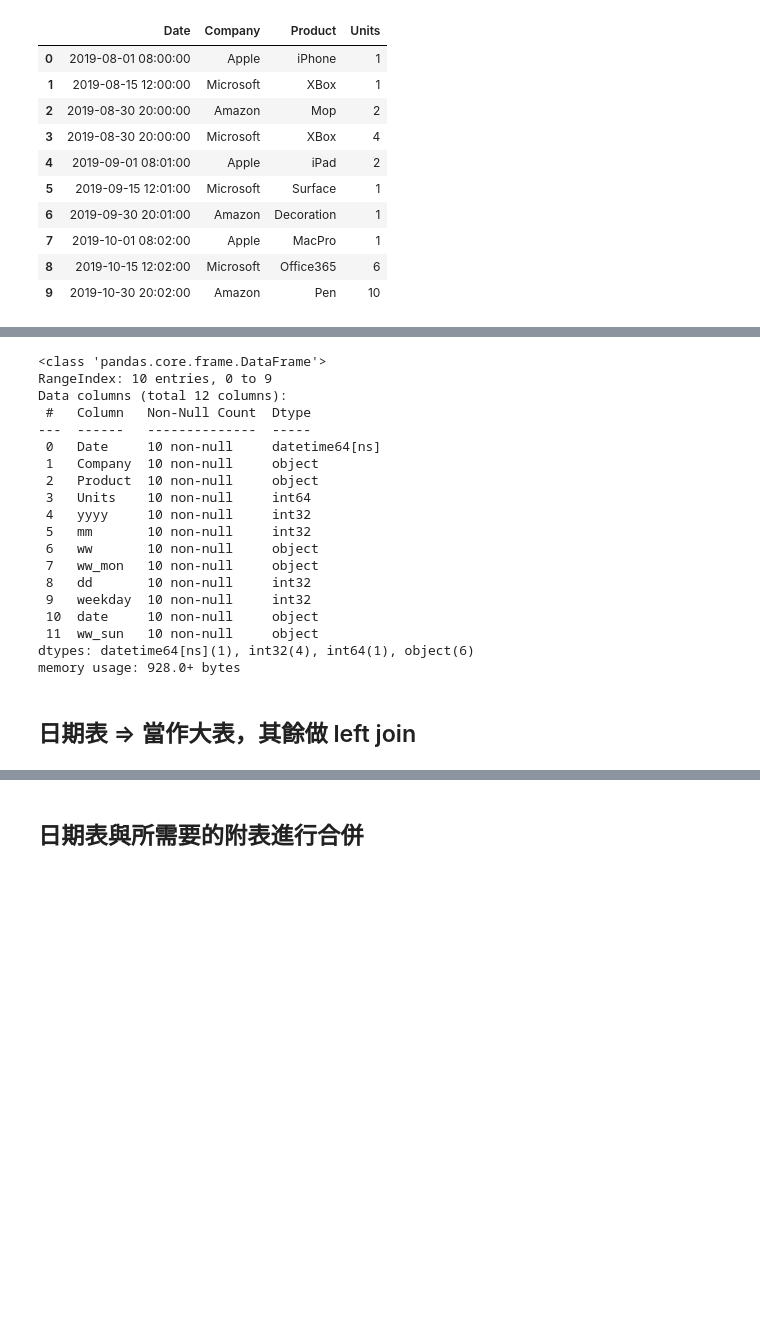
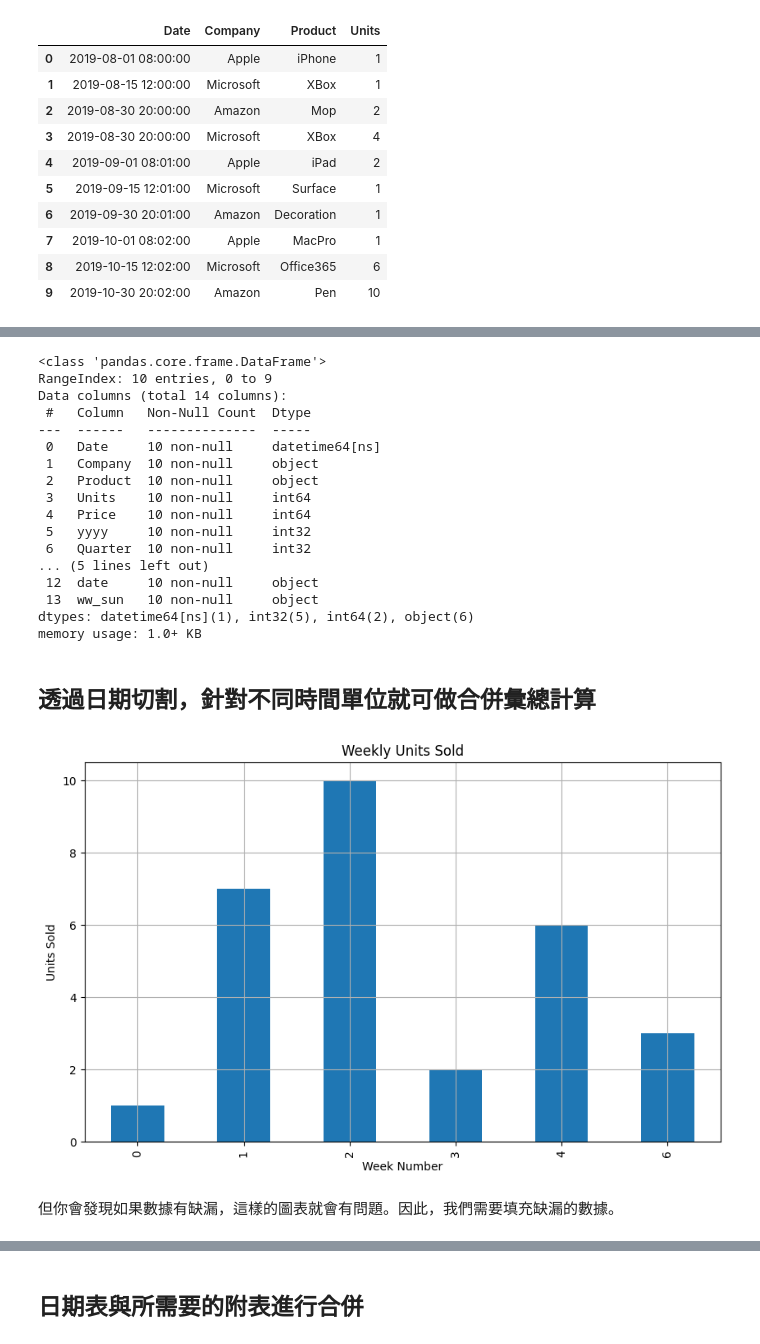
Before and after one commit to Zenobia000/iSpan_python-DA-cookbooks, a Jupyter notebook: pandas/1-5-2 Pandas DataFrame 基礎資料處理-時間序列.ipynb, the cells around one changed output, grey strips where cells are left out. Drawn from its saved outputs; the diff is of its cells as text; code cells hidden in the pictures; blank space fills up the shorter version.

```diff
--- a/pandas/1-5-2 Pandas DataFrame 基礎資料處理-時間序列.ipynb
+++ b/pandas/1-5-2 Pandas DataFrame 基礎資料處理-時間序列.ipynb
@@ -832,0 +903,2 @@ df_sales
+# %%
+df_final = pd.merge(df_sales, df_prod, on='Product', how='left'); df_final
@@ -833,11 +919,12 @@ df_sales
 # %%
-df_sales['yyyy'] = df_sales['Date'].dt.year
-df_sales['mm'] = df_sales['Date'].dt.month
-df_sales['ww'] = df_sales['Date'].dt.strftime('%U') # week number 每年計算，年中週
-df_sales['ww_mon'] = df_sales['Date'].dt.strftime('%W') # week number 每週計算，週一當第一天
-df_sales['dd'] = df_sales['Date'].dt.day
-df_sales['weekday'] = df_sales['Date'].dt.day_of_week
-df_sales['date'] = df_sales['Date'].dt.date
+df_final['yyyy'] = df_final['Date'].dt.year
+df_final['Quarter'] = df_final['Date'].dt.quarter
+df_final['mm'] = df_final['Date'].dt.month
+df_final['ww'] = df_final['Date'].dt.strftime('%U') # week number 每年計算，年中週
+df_final['ww_mon'] = df_final['Date'].dt.strftime('%W') # week number 每週計算，週一當第一天
+df_final['dd'] = df_final['Date'].dt.day
+df_final['weekday'] = df_final['Date'].dt.day_of_week
+df_final['date'] = df_final['Date'].dt.date
 
-df_sales['ww_sun'] = df_sales['Date'] - pd.Timedelta(days=1) # week number 每週計算，週日當第一天
-df_sales['ww_sun'] = df_sales['ww_sun'].dt.strftime('%W')
+df_final['ww_sun'] = df_final['Date'] - pd.Timedelta(days=1) # week number 每週計算，週日當第一天
+df_final['ww_sun'] = df_final['ww_sun'].dt.strftime('%W')
@@ -858,24 +945,41 @@ df_sales
 # %%
-df_sales.info()
+df_final.info()
 # %% [output]
 <class 'pandas.core.frame.DataFrame'>
 RangeIndex: 10 entries, 0 to 9
-Data columns (total 12 columns):
+Data columns (total 14 columns):
  #   Column   Non-Null Count  Dtype
 ---  ------   --------------  -----
  0   Date     10 non-null     datetime64[ns]
  1   Company  10 non-null     object
  2   Product  10 non-null     object
  3   Units    10 non-null     int64
- 4   yyyy     10 non-null     int32
- 5   mm       10 non-null     int32
- 6   ww       10 non-null     object
- 7   ww_mon   10 non-null     object
- 8   dd       10 non-null     int32
- 9   weekday  10 non-null     int32
- 10  date     10 non-null     object
- 11  ww_sun   10 non-null     object
-dtypes: datetime64[ns](1), int32(4), int64(1), object(6)
-memory usage: 928.0+ bytes
+ 4   Price    10 non-null     int64
+ 5   yyyy     10 non-null     int32
+ 6   Quarter  10 non-null     int32
+... (5 lines left out)
+ 12  date     10 non-null     object
+ 13  ww_sun   10 non-null     object
+dtypes: datetime64[ns](1), int32(5), int64(2), object(6)
+memory usage: 1.0+ KB
-# %% [markdown]
-## 日期表 => 當作大表，其餘做 left join
+# %% [markdown]
+## 透過日期切割，針對不同時間單位就可做合併彙總計算
+# %%
+import pandas as pd
+import matplotlib.pyplot as plt
+
+# 依據周分組並計算每周的總單位
+weekly_units = df_final.groupby('weekday')['Units'].sum()
+
+# 繪製圖表
+plt.figure(figsize=(10, 6))
+weekly_units.plot(kind='bar')
+plt.title('Weekly Units Sold')
+plt.xlabel('Week Number')
+plt.ylabel('Units Sold')
+plt.grid(True)
+plt.show()
+# %% [output]
+[figure, added]
+# %% [markdown]
+但你會發現如果數據有缺漏，這樣的圖表就會有問題。因此，我們需要填充缺漏的數據。
```
Also changed, not shown: parts of 38 cells of this notebook.
